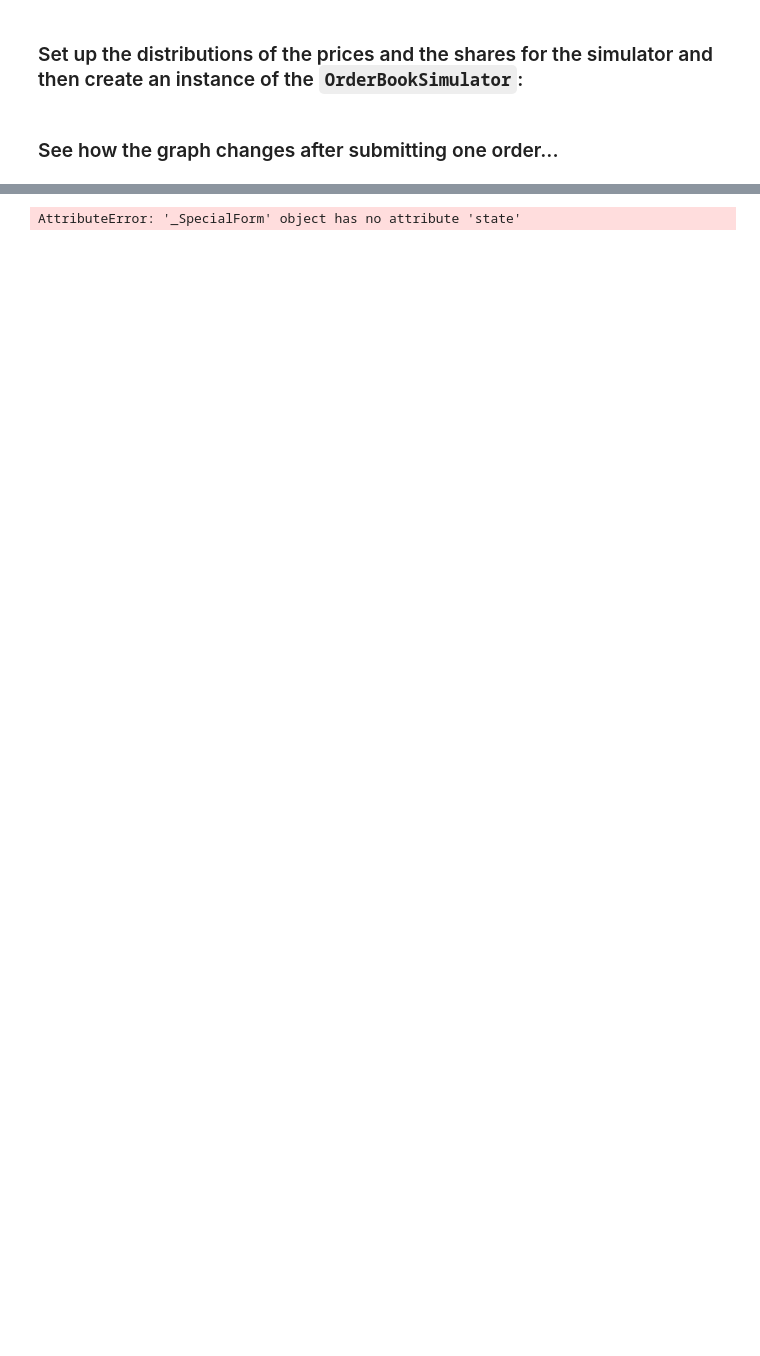
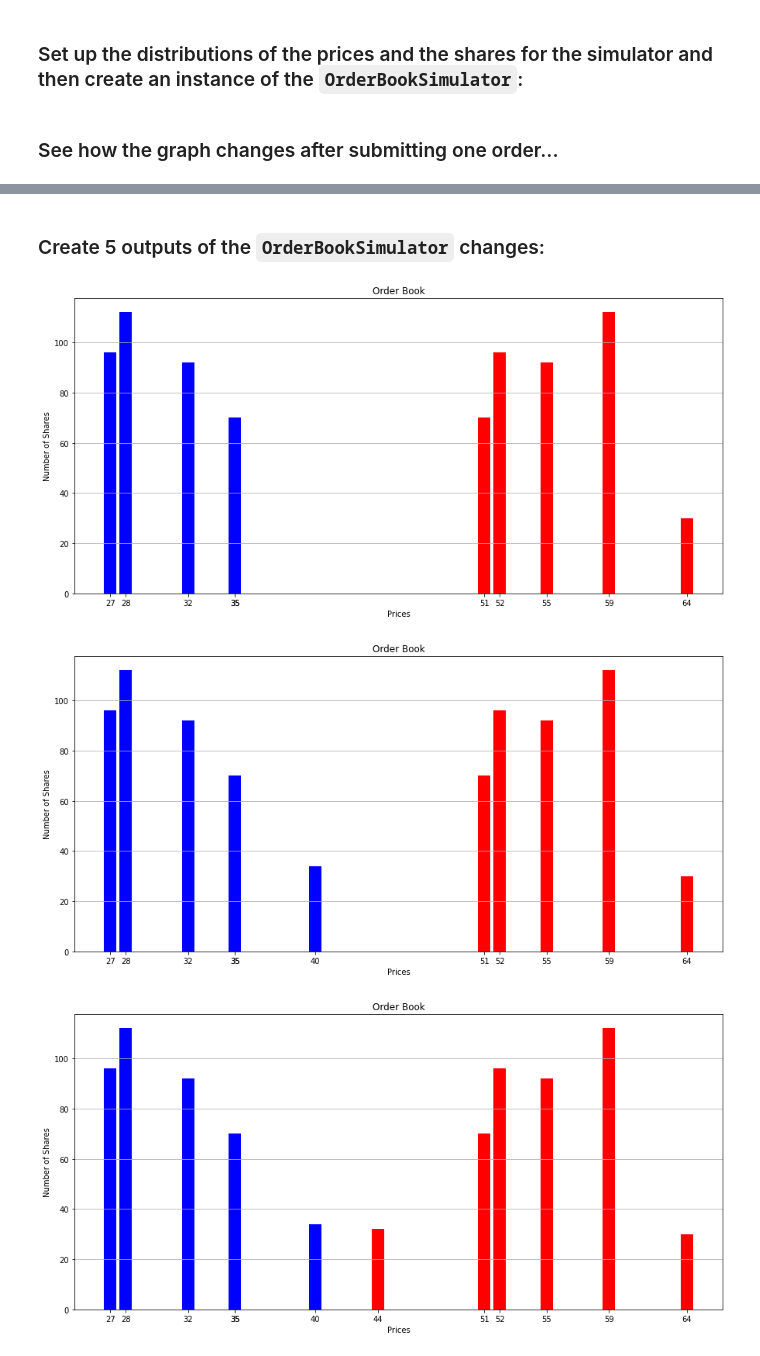
Before and after one commit to sunnymshah95/CME-241-RLinFinance, a Jupyter notebook: Assignment 09/solutions.ipynb, the cells around one changed output, grey strips where cells are left out. Saved outputs shown, nothing was run; the diff lists cells and outputs as text; code cells hidden in the pictures; blank space fills up the shorter version.

```diff
--- a/Assignment 09/solutions.ipynb
+++ b/Assignment 09/solutions.ipynb
@@ -117,14 +119,15 @@ simulator.transition(book).sample().state.display_order_book()
+# %% [markdown]
+### Create 5 outputs of the `OrderBookSimulator` changes:
 # %%
-ob_generator = simulator.simulate(Choose[book])
+ob_generator = simulator.simulate(Choose([book]))
 
-# for b in ob_generator:
-#     print(b)
-#     print()
-
-# print(ob_generator)
-# print()
-# print(next(ob_generator))
-# print()
-# print(next(ob_generator))
+for i, s in enumerate(ob_generator):
+    # print(s)
+    # print()
+    s.state.display_order_book()
+    if i > 5:
+        break
 # %% [output]
-AttributeError: '_SpecialForm' object has no attribute 'state'
+[figure, added]
+[figure, added]
+[figure, added]
```
Also changed, not shown: parts of 4 cells of this notebook.
